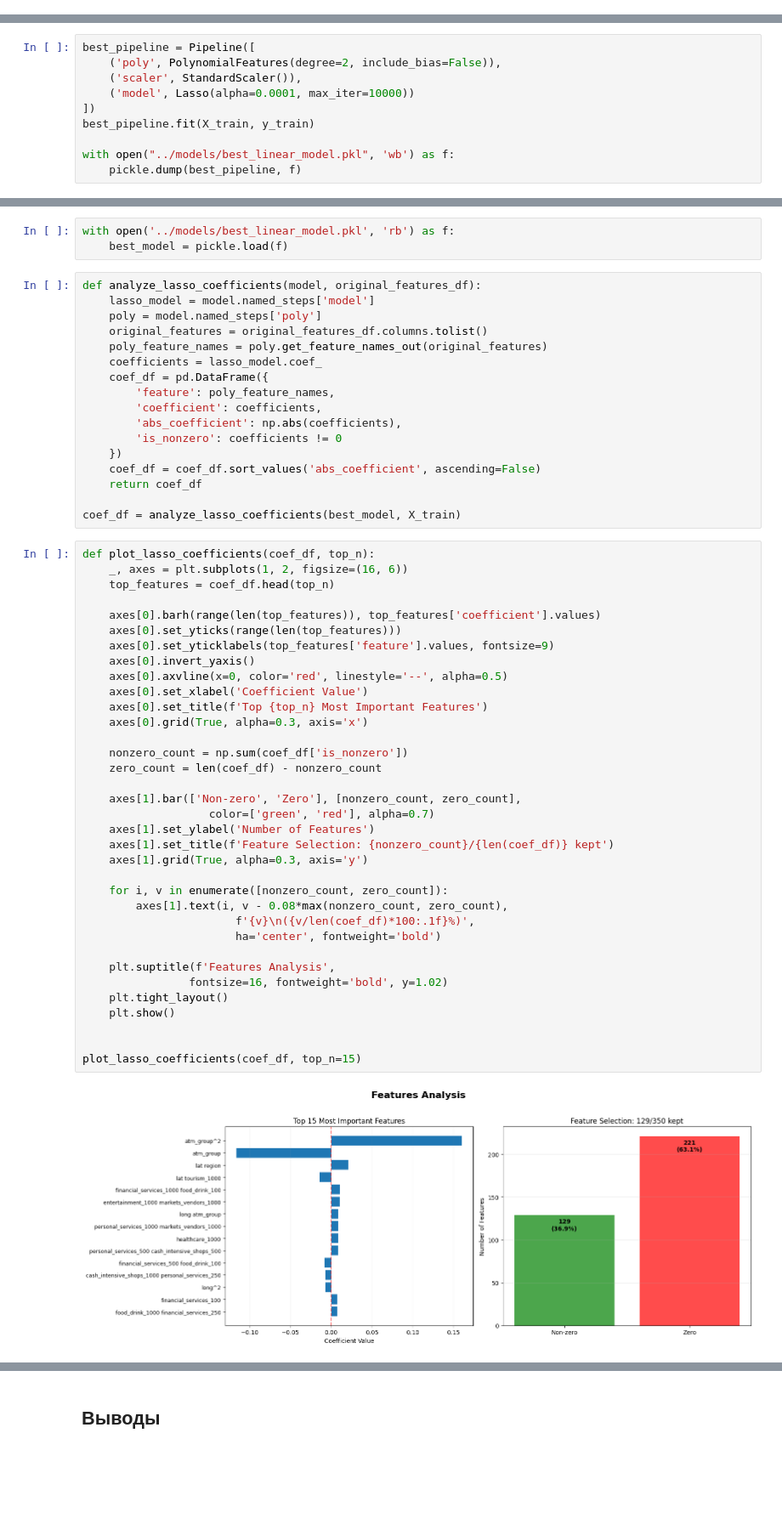
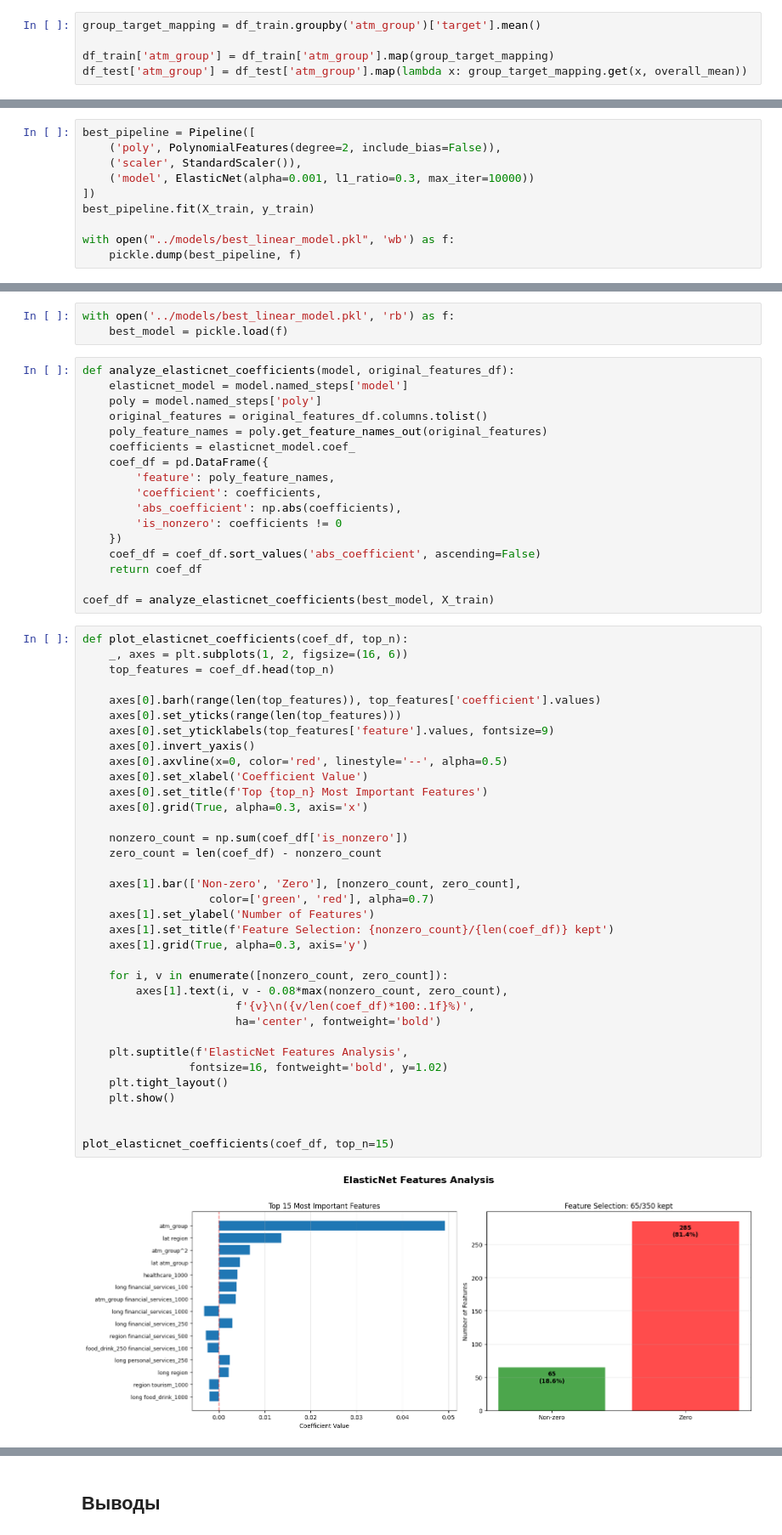
Before and after one commit to DenisOrlovHSE/GeolocationPopularityHSE, a Jupyter notebook: research/ML.ipynb, the cells around one changed output, grey strips where cells are left out. Shown at 85% size. Cells and saved outputs as stored; diff of their text form; blank space fills up the shorter version.

```diff
--- a/research/ML.ipynb
+++ b/research/ML.ipynb
@@ -390,3 +441,8 @@ print(df_train.head())
+# %%
+group_target_mapping = df_train.groupby('atm_group')['target'].mean()
+
+df_train['atm_group'] = df_train['atm_group'].map(group_target_mapping)
+df_test['atm_group'] = df_test['atm_group'].map(lambda x: group_target_mapping.get(x, overall_mean))
 # %%
 X_train = df_train.drop(columns=['target'])
 y_train = df_train['target']
@@ -575,7 +676,7 @@ ElasticNet, $\alpha =  0.001$, $l_1 ratio = 0.3$:
 best_pipeline = Pipeline([
     ('poly', PolynomialFeatures(degree=2, include_bias=False)),
     ('scaler', StandardScaler()),
-    ('model', Lasso(alpha=0.0001, max_iter=10000))
+    ('model', ElasticNet(alpha=0.001, l1_ratio=0.3, max_iter=10000))
 ])
 best_pipeline.fit(X_train, y_train)
 
@@ -589,12 +690,12 @@ with open("../models/best_linear_model.pkl", 'wb') as f:
 with open('../models/best_linear_model.pkl', 'rb') as f:
     best_model = pickle.load(f)
 # %%
-def analyze_lasso_coefficients(model, original_features_df):
-    lasso_model = model.named_steps['model']
+def analyze_elasticnet_coefficients(model, original_features_df):
+    elasticnet_model = model.named_steps['model']
     poly = model.named_steps['poly']
     original_features = original_features_df.columns.tolist()
     poly_feature_names = poly.get_feature_names_out(original_features)
-    coefficients = lasso_model.coef_
+    coefficients = elasticnet_model.coef_
     coef_df = pd.DataFrame({
         'feature': poly_feature_names,
         'coefficient': coefficients,
@@ -604,44 +705,44 @@ def analyze_lasso_coefficients(model, original_features_df):
     coef_df = coef_df.sort_values('abs_coefficient', ascending=False)
     return coef_df
 
-coef_df = analyze_lasso_coefficients(best_model, X_train)
+coef_df = analyze_elasticnet_coefficients(best_model, X_train)
 # %%
-def plot_lasso_coefficients(coef_df, top_n):
+def plot_elasticnet_coefficients(coef_df, top_n):
     _, axes = plt.subplots(1, 2, figsize=(16, 6))
     top_features = coef_df.head(top_n)
 
     axes[0].barh(range(len(top_features)), top_features['coefficient'].values)
     axes[0].set_yticks(range(len(top_features)))
     axes[0].set_yticklabels(top_features['feature'].values, fontsize=9)
     axes[0].invert_yaxis()
     axes[0].axvline(x=0, color='red', linestyle='--', alpha=0.5)
     axes[0].set_xlabel('Coefficient Value')
     axes[0].set_title(f'Top {top_n} Most Important Features')
     axes[0].grid(True, alpha=0.3, axis='x')
 
     nonzero_count = np.sum(coef_df['is_nonzero'])
     zero_count = len(coef_df) - nonzero_count
 
     axes[1].bar(['Non-zero', 'Zero'], [nonzero_count, zero_count],
                    color=['green', 'red'], alpha=0.7)
     axes[1].set_ylabel('Number of Features')
     axes[1].set_title(f'Feature Selection: {nonzero_count}/{len(coef_df)} kept')
     axes[1].grid(True, alpha=0.3, axis='y')
 
     for i, v in enumerate([nonzero_count, zero_count]):
         axes[1].text(i, v - 0.08*max(nonzero_count, zero_count),
                        f'{v}\n({v/len(coef_df)*100:.1f}%)',
                        ha='center', fontweight='bold')
 
-    plt.suptitle(f'Features Analysis',
+    plt.suptitle(f'ElasticNet Features Analysis',
                 fontsize=16, fontweight='bold', y=1.02)
     plt.tight_layout()
     plt.show()
 
 
-plot_lasso_coefficients(coef_df, top_n=15)
+plot_elasticnet_coefficients(coef_df, top_n=15)
 # %% [output]
-[figure, old version]
+[figure, new version]
 # %%
 def plot_feature_importance(coef_df, original_features_df):
     importance_dict = {}
```
Also changed, not shown: parts of 20 cells of this notebook, 2 other files.
